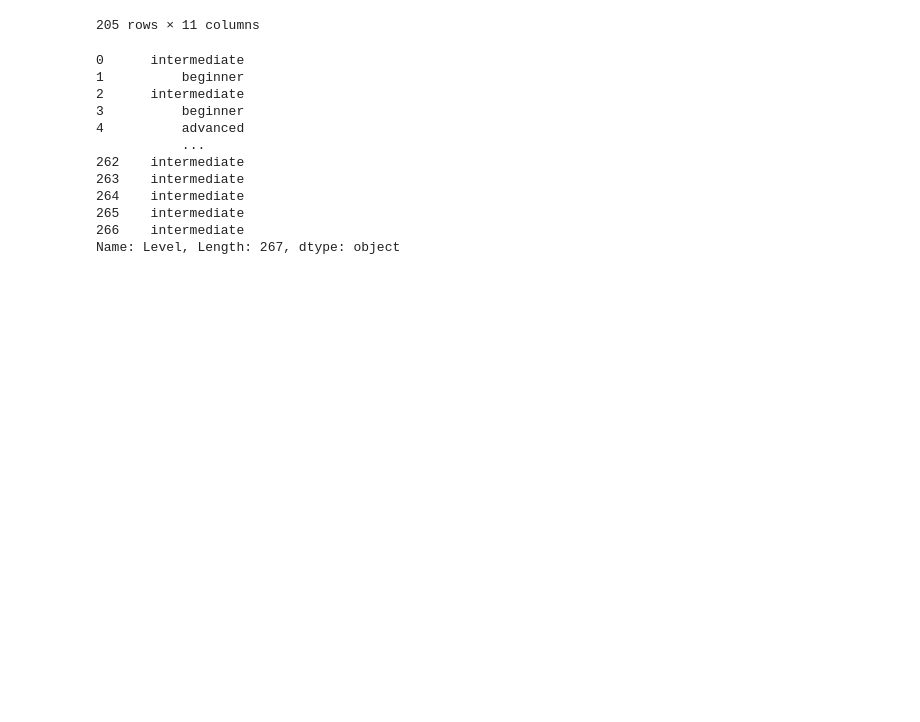
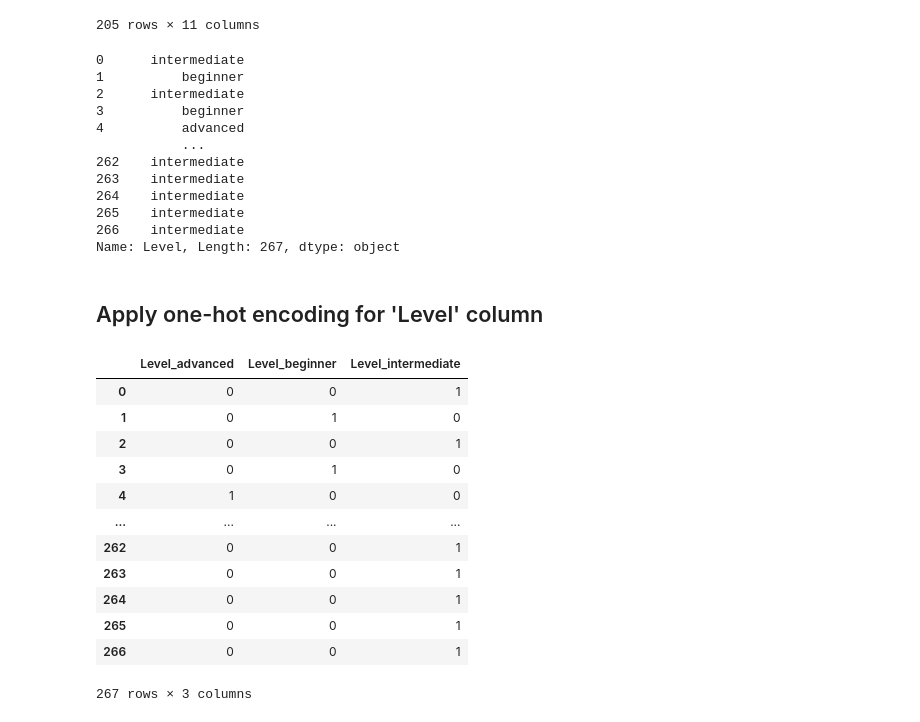
Before and after one commit to Shahriar201/Machine-Learning-Practices, a Jupyter notebook: course_catalog_selfstudy.ipynb, the cells around one changed output. Drawn from its saved outputs; the diff is of its cells as text; code cells hidden in the pictures; blank space fills up the shorter version.

```diff
--- a/course_catalog_selfstudy.ipynb
+++ b/course_catalog_selfstudy.ipynb
@@ -307,3 +307,29 @@ coures['Level']
 265    intermediate
 266    intermediate
 Name: Level, Length: 267, dtype: object
+# %% [markdown]
+## Apply one-hot encoding for 'Level' column
+# %%
+level = coures['Level']
+
+# create dataFrame
+df = pd.DataFrame(level)
+
+# one-hot algorithm for categorical data to numerical data
+one_hot = pd.get_dummies(df['Level'], prefix='Level').astype(int)
+
+one_hot
+# %% [output]
+|  | Level_advanced | Level_beginner | Level_intermediate |
+| 0 | 0 | 0 | 1 |
+| 1 | 0 | 1 | 0 |
+| 2 | 0 | 0 | 1 |
+| 3 | 0 | 1 | 0 |
+| 4 | 1 | 0 | 0 |
+| ... | ... | ... | ... |
+| 262 | 0 | 0 | 1 |
+| 263 | 0 | 0 | 1 |
+| 264 | 0 | 0 | 1 |
+| 265 | 0 | 0 | 1 |
+| 266 | 0 | 0 | 1 |
+267 rows × 3 columns
```
Also changed, not shown: parts of 1 cell of this notebook.
